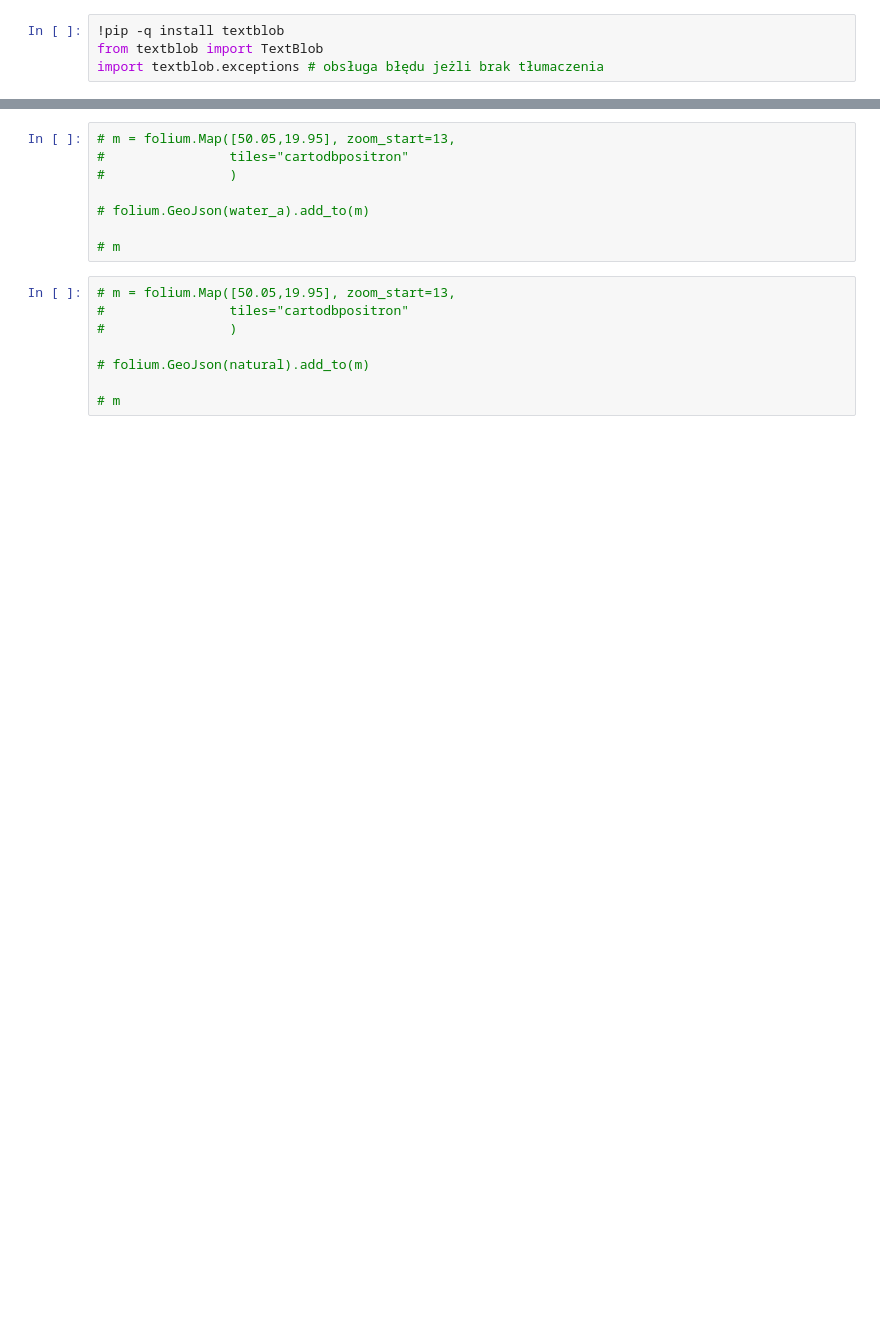
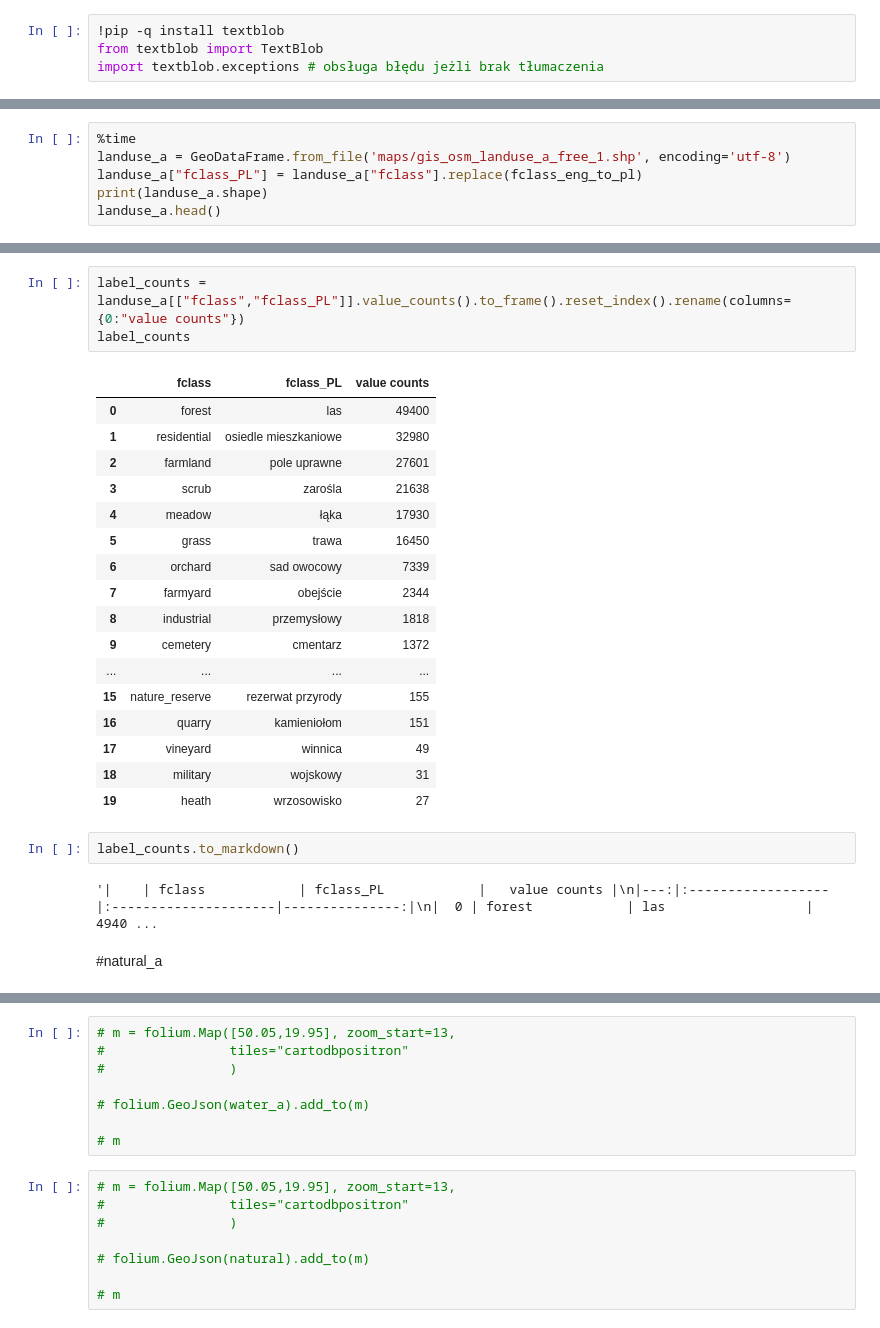
Before and after one commit to ciepielajan/GeoFabrik_Data_Extract, a Jupyter notebook: GEOfabrik_analiza_zawartosci.ipynb, the cells around one changed output, grey strips where cells are left out. Drawn from its saved outputs; the diff is of its cells as text; blank space fills up the shorter version.

```diff
--- a/GEOfabrik_analiza_zawartosci.ipynb
+++ b/GEOfabrik_analiza_zawartosci.ipynb
@@ -601,0 +140,6 @@ Name: fclass, dtype: int64
+# %%
+%time
+landuse_a = GeoDataFrame.from_file('maps/gis_osm_landuse_a_free_1.shp', encoding='utf-8')
+landuse_a["fclass_PL"] = landuse_a["fclass"].replace(fclass_eng_to_pl)
+print(landuse_a.shape)
+landuse_a.head()
@@ -601,0 +156,27 @@ Name: fclass, dtype: int64
+# %%
+label_counts = landuse_a[["fclass","fclass_PL"]].value_counts().to_frame().reset_index().rename(columns={0:"value counts"})
+label_counts
+# %% [output]
+|  | fclass | fclass_PL | value counts |
+| 0 | forest | las | 49400 |
+| 1 | residential | osiedle mieszkaniowe | 32980 |
+| 2 | farmland | pole uprawne | 27601 |
+| 3 | scrub | zarośla | 21638 |
+| 4 | meadow | łąka | 17930 |
+| 5 | grass | trawa | 16450 |
+| 6 | orchard | sad owocowy | 7339 |
+| 7 | farmyard | obejście | 2344 |
+| 8 | industrial | przemysłowy | 1818 |
+| 9 | cemetery | cmentarz | 1372 |
+| ... | ... | ... | ... |
+| 15 | nature_reserve | rezerwat przyrody | 155 |
+| 16 | quarry | kamieniołom | 151 |
+| 17 | vineyard | winnica | 49 |
+| 18 | military | wojskowy | 31 |
+| 19 | heath | wrzosowisko | 27 |
+# %%
+label_counts.to_markdown()
+# %% [output]
+'|    | fclass            | fclass_PL            |   value counts |\n|---:|:------------------|:---------------------|---------------:|\n|  0 | forest            | las                  |          4940 ...
+# %% [markdown]
+#natural_a
```
Also changed, not shown: parts of 141 cells of this notebook.
